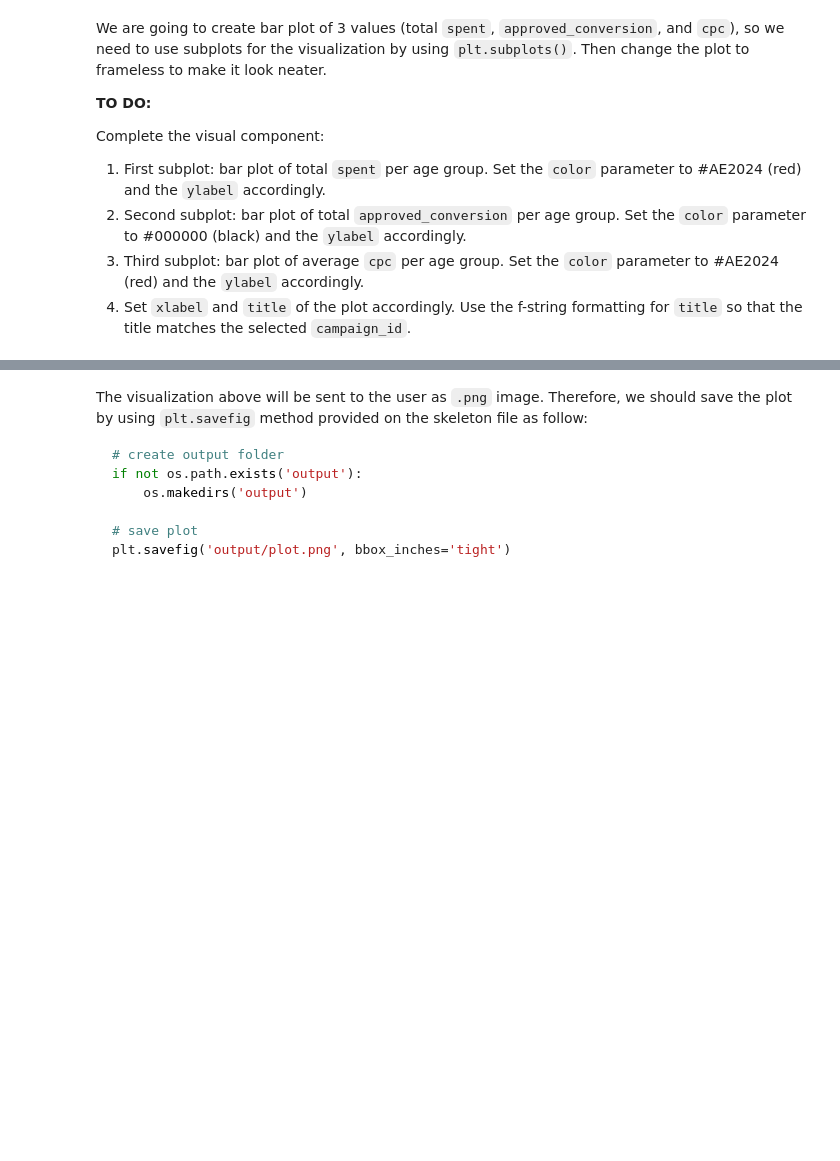
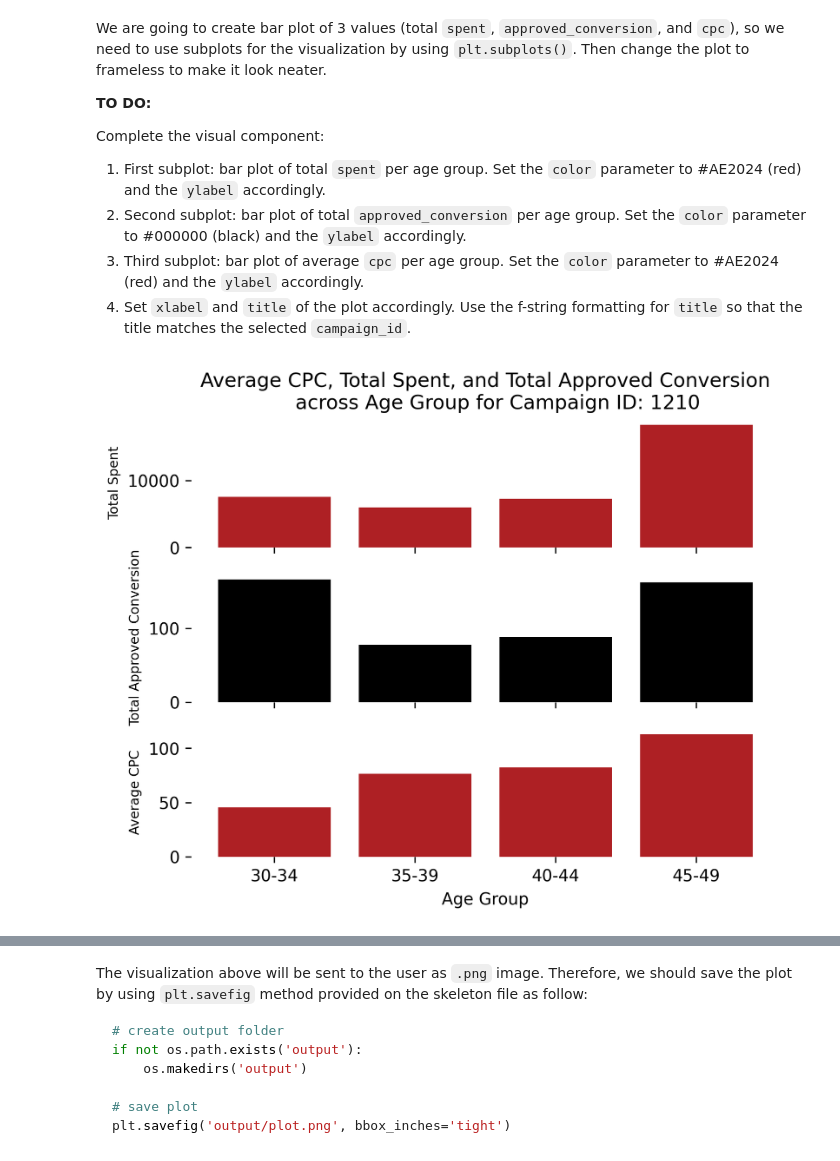
Before and after one commit to kenangghalih21/Capstone_DA_telebot_KenangGhalih, a Jupyter notebook: Notebook Guide.ipynb, the cells around one changed output, grey strips where cells are left out. Saved outputs shown, nothing was run; the diff lists cells and outputs as text; code cells hidden in the pictures; blank space fills up the shorter version.

```diff
--- a/Notebook Guide.ipynb
+++ b/Notebook Guide.ipynb
@@ -394,7 +394,7 @@ The data is downloaded from a  [Kaggle dataset repository](https://www.kaggle.co
 Since we expect both **/summary** & **/plot** to ask for `campaign_id` as reply options, in the cell below change the type of `campaign_id` to **string (str)** and store its unique values into `unique_campaign` variable:
 # %%
 # TO DO: get unique values of campaign_id
-df['campaign_id'] = df['campaign_id'].astype('object')
+df['campaign_id'] = df['campaign_id'].astype('str')
 unique_campaign = df.campaign_id.unique()
 
 unique_campaign
@@ -481,7 +481,7 @@ Find the range date (`start_date` and `end_date`) based on specified `campaign_i
 2. Get the minimum and maximum of `reporting_date` and return the date as string following the format of "17 Aug 2017". Assign as `start_date` and `end_date` respectively. Reference: [strftime cheatsheet](https://strftime.org/)
 # %%
 # TO DO: find the range date
-selected_campaign_id = 1210
+selected_campaign_id = '1210'
 df_campaign = df[df.campaign_id == selected_campaign_id]
 
 start_date = df_campaign['reporting_date'].min().strftime(format="%d %b %Y")
@@ -666,7 +662,7 @@ Let's prepare the data before visualization:
 # %%
 # TO DO: prepare data for visualization
 selected_campaign_id = '1210'
-df_campaign = ___
-df_plot = ___
-df_plot['cpc'] = ___
+df_campaign = df[df.campaign_id == selected_campaign_id]
+df_plot = df_campaign.groupby('age')[['spent','approved_conversion']].sum()
+df_plot['cpc'] = df_plot['spent']/df_plot['approved_conversion']
 df_plot
@@ -694,33 +697,35 @@ Complete the visual component:
 # %%
 import matplotlib.pyplot as plt
 
 # prepare 3 subplots vertically
 fig, axes = plt.subplots(3, sharex=True, dpi=300)
 
 # create frameless plot
 for ax in axes:
     ax.spines['top'].set_visible(False)
     ax.spines['right'].set_visible(False)
     ax.spines['left'].set_visible(False)
     ax.spines['bottom'].set_visible(False)
 
 # first subplot: total spent per age group
-axes[0].bar(x=___, height=___, color=___)
-axes[0].set_ylabel(___, fontsize=8)
+axes[0].bar(x=df_plot.axes[0], height=df_plot['spent'], color='#AE2024')
+axes[0].set_ylabel('Total Spent', fontsize=8)
 
 # second subplot: total approved conversion per age group
-axes[1].bar(x=___, height=___, color=___)
-axes[1].set_ylabel(___, fontsize=8)
+axes[1].bar(x=df_plot.axes[0], height=df_plot['approved_conversion'], color='#000000')
+axes[1].set_ylabel('Total Approved Conversion', fontsize=8)
 
 # third subplot: average CPC per age group
-axes[2].bar(x=___, height=___, color=___)
-axes[2].set_ylabel(___, fontsize=8)
+axes[2].bar(x=df_plot.axes[0], height=df_plot['cpc'], color='#AE2024')
+axes[2].set_ylabel('Average CPC', fontsize=8)
 
 # set the label and title for plots
-plt.xlabel(___)
+plt.xlabel('Age Group')
 axes[0].set_title(
     f'''Average CPC, Total Spent, and Total Approved Conversion
     across Age Group for Campaign ID: {selected_campaign_id}''');
+# %% [output]
+[figure, added]
 # %% [markdown]
 **EXPECTED OUTPUT:**
 
```
Also changed, not shown: parts of 7 cells of this notebook, 3 other files.
